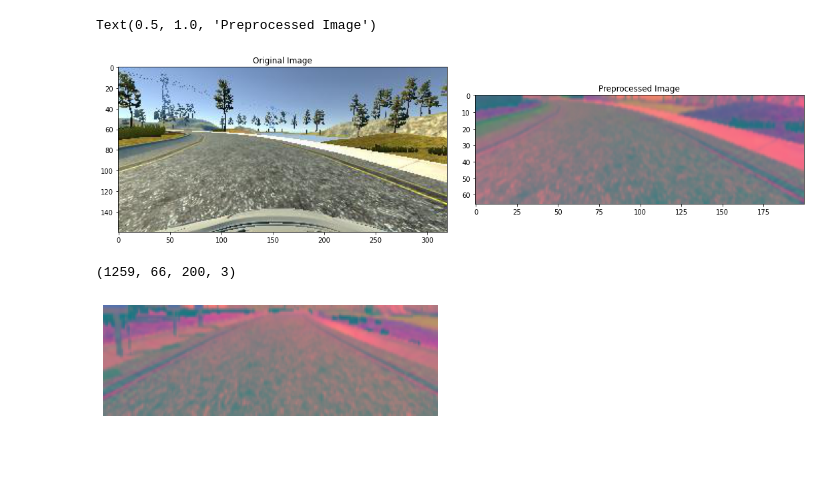
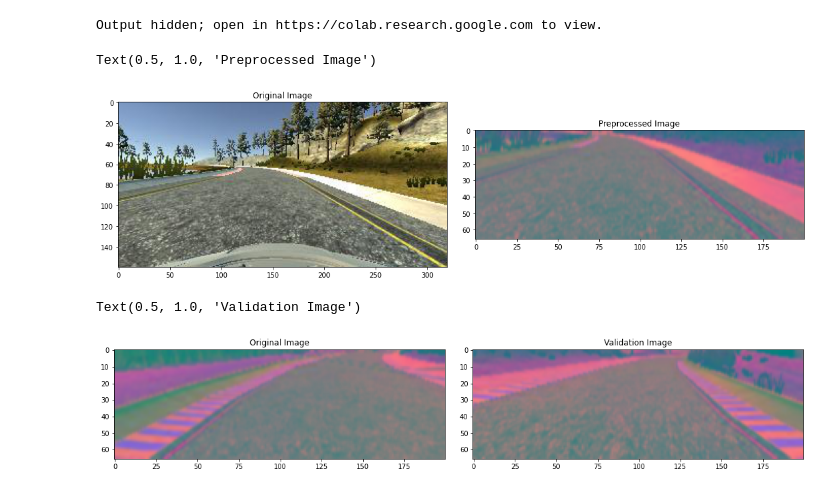
Before and after one commit to HakanAkkurt/AI-for-Self-Driving-Cars, a Jupyter notebook: BehaviouralCloning.ipynb, the cells around one changed output. Saved outputs shown, nothing was run; the diff lists cells and outputs as text; code cells hidden in the pictures; blank space fills up the shorter version.

```diff
--- a/BehaviouralCloning.ipynb
+++ b/BehaviouralCloning.ipynb
@@ -54,7 +48,7 @@ data.head()
 | 4 | center_2021_09_28_02_03_20_086.jpg | left_2021_09_28_02_03_20_086.jpg | right_2021_09_28_02_03_20_086.jpg | 0.0 | 0.0 | 0 | 0.000078 |
 # %%
 num_bins = 25
-samples_per_bin = 200
+samples_per_bin = 400
 hist, bins = np.histogram(data['steering'], num_bins)
 center = (bins[:-1] + bins[1:]) * 0.5
 plt.bar(center, hist, width = 0.05)
@@ -129,6 +224,26 @@ Text(0.5, 1.0, 'Validation set')
+# %%
+ncol = 2
+nrow = 10
+fig, axs = plt.subplots(nrow, ncol, figsize=(15, 50))
+fig.tight_layout()
+
+for i in range(10):
+  randnum = random.randint(0, len(image_paths) -1)
+  random_image = image_paths[randnum]
+  random_steering = steerings[randnum]
+
+  original_image = mpimg.imread(random_image)
+  augmented_image, steering = random_augment(random_image, random_steering)
+
+  axs[i][0].imshow(original_image)
+  axs[i][0].set_title('Original Image')
+
+  axs[i][1].imshow(augmented_image)
+  axs[i][1].set_title('Augmented Image')
+# %% [output]
+Output hidden; open in https://colab.research.google.com to view.
 # %%
 def img_preprocess(img):
-  img = mpimg.imread(img)
   img = img[60:135,:,:]
   img = cv2.cvtColor(img, cv2.COLOR_RGB2YUV)
   img = cv2.GaussianBlur(img, (3, 3), 0)
@@ -138,14 +253,14 @@ def img_preprocess(img):
 # %%
 image = image_paths[100]
 original_image = mpimg.imread(image)
-preprocessed_image = img_preprocess(image)
+preprocessed_image = img_preprocess(original_image)
 
 fig, axs = plt.subplots(1, 2, figsize=(15, 10))
 fig.tight_layout()
 axs[0].imshow(original_image)
 axs[0].set_title('Original Image')
 axs[1].imshow(preprocessed_image)
 axs[1].set_title('Preprocessed Image')
 # %% [output]
 Text(0.5, 1.0, 'Preprocessed Image')
-[figure, old version]
+[figure, new version]
@@ -156,7 +266,0 @@ X_valid = np.array(list(map(img_preprocess, X_valid)))
-# %%
-plt.imshow(X_train[random.randint(0, len(X_train) - 1)])
-plt.axis('off')
-print(X_train.shape)
-# %% [output]
-(1259, 66, 200, 3)
-[figure, removed]
@@ -163,3 +286,18 @@ print(X_train.shape)
+# %%
+x_train_gen, y_train_gen = next(batch_generator(X_train, y_train, 1, 1))
+x_valid_gen, y_valid_gen = next(batch_generator(X_valid, y_valid, 1, 0))
+
+fig, axs = plt.subplots(1, 2, figsize=(15, 10))
+fig.tight_layout()
+
+axs[0].imshow(x_train_gen[0])
+axs[0].set_title('Original Image')
+
+axs[1].imshow(x_valid_gen[0])
+axs[1].set_title('Validation Image')
+# %% [output]
+Text(0.5, 1.0, 'Validation Image')
+[figure, added]
 # %%
 def nvidia_model():
   model = Sequential()
```
Also changed, not shown: parts of 22 cells of this notebook, 2 other files.
